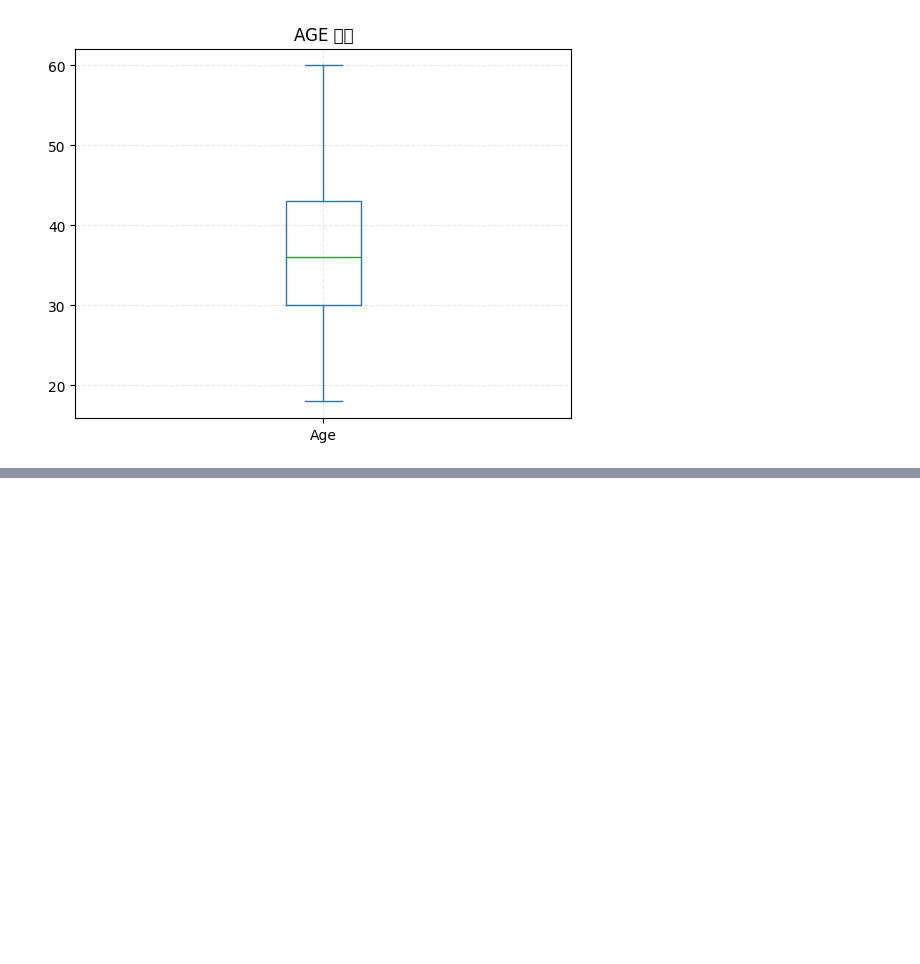
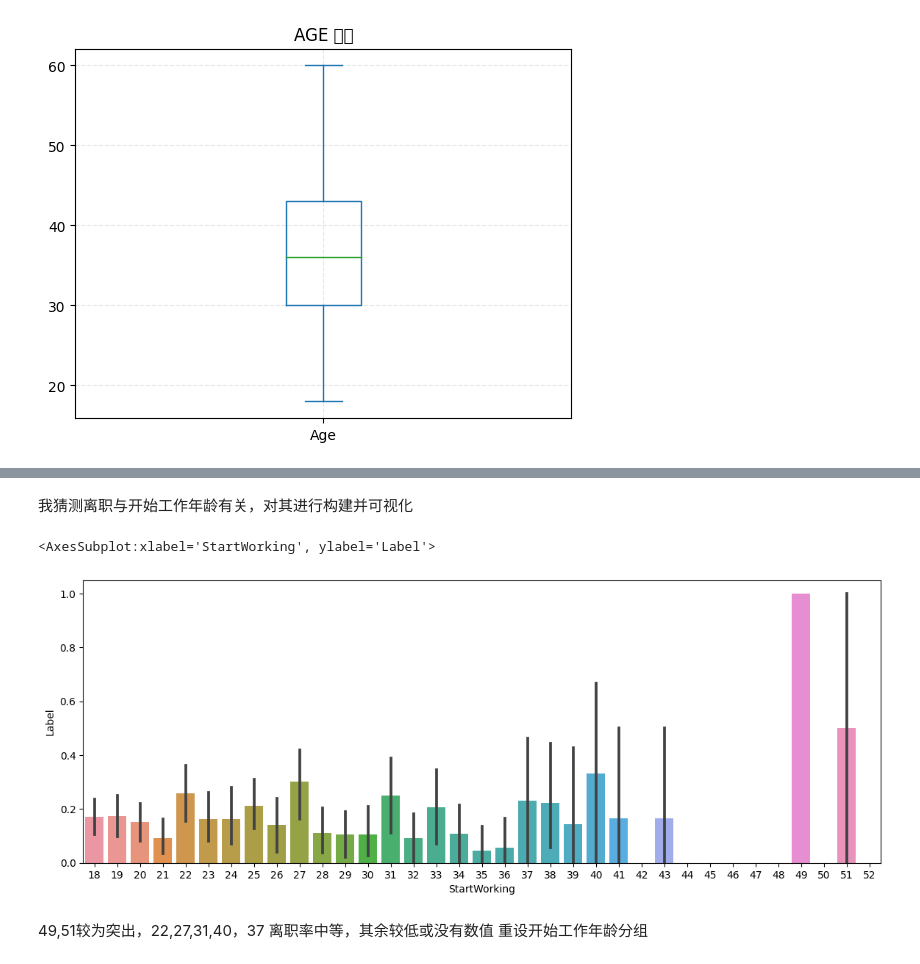
Before and after one commit to excalibursssooo/python-term-ttest, a Jupyter notebook: 期末大作业.ipynb, the cells around one changed output, grey strips where cells are left out. Drawn from its saved outputs; the diff is of its cells as text; code cells hidden in the pictures; blank space fills up the shorter version.

```diff
--- a/期末大作业.ipynb
+++ b/期末大作业.ipynb
@@ -75,0 +125,7 @@ plt.show()
+# %%
+cata_result = pd.DataFrame()
+for i in data.columns:
+    if data[i].dtype == 'O':
+        cata = pd.DataFrame()
+        cata = pd.get_dummies(data[i],prefix=i)
+        cata_result = pd.concat([cata_result,cata],axis=1)
@@ -75,0 +134,4 @@ plt.show()
+# %%
+for i in data.columns:
+    if data[i].dtype == 'O':
+        data = data.drop(i,axis=1)
@@ -75,0 +140,2 @@ plt.show()
+# %%
+data = pd.concat([data,cata_result],axis=1)
@@ -75,0 +242,12 @@ plt.show()
+# %% [markdown]
+我猜测离职与开始工作年龄有关，对其进行构建并可视化
+# %%
+data['StartWorking']=data['Age']-data['TotalWorkingYears']
+plt.figure(figsize=(14,5))
+sns.barplot(x='StartWorking',y='Label',data=data.iloc[:train.shape[0]])
+# %% [output]
+<AxesSubplot:xlabel='StartWorking', ylabel='Label'>
+[figure, added]
+# %% [markdown]
+49,51较为突出，22,27,31,40，37 离职率中等，其余较低或没有数值
+重设开始工作年龄分组
```
Also changed, not shown: parts of 63 cells of this notebook, 1 other file.
